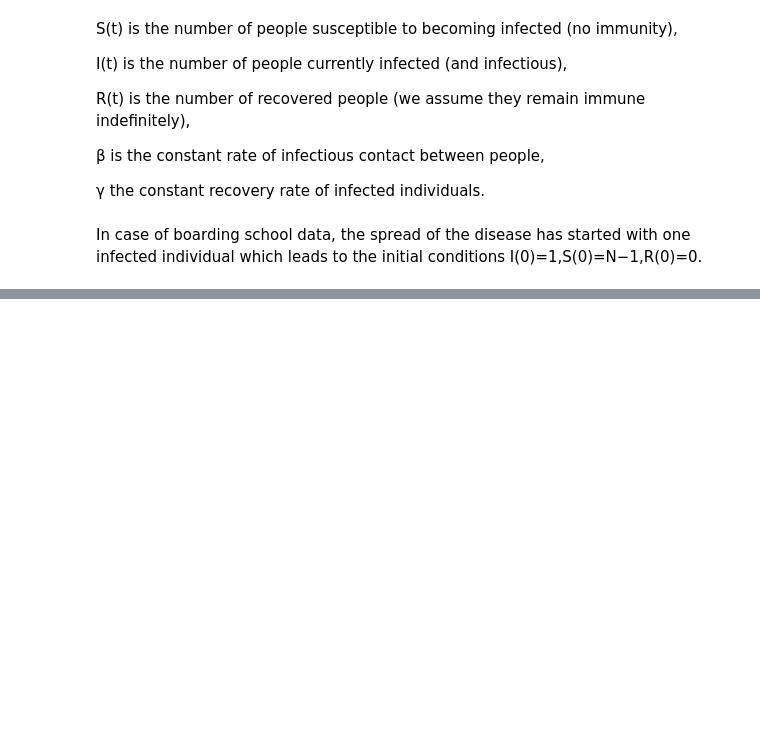
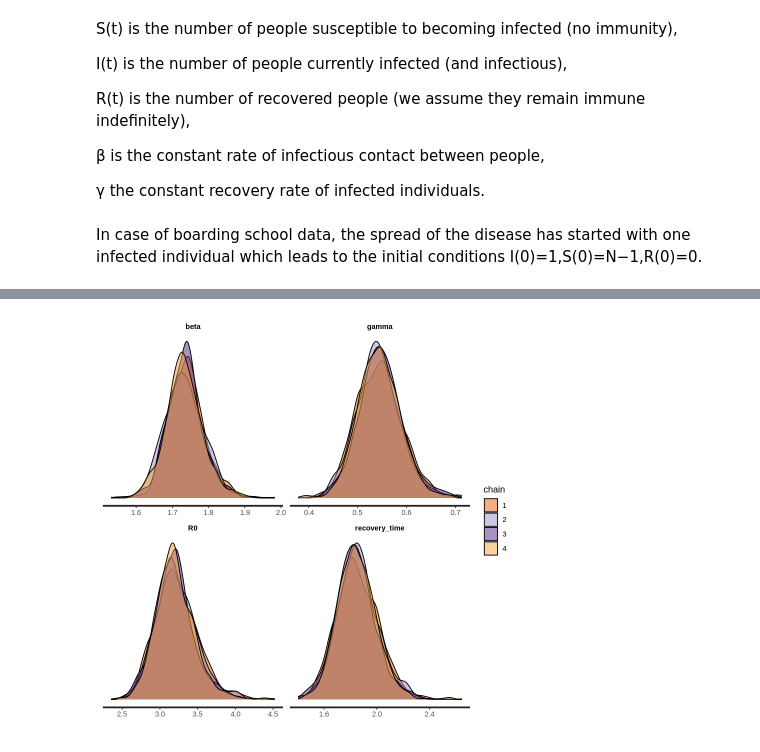
Before and after one commit to hublun/Bayesian_Aggregation_Average_Data, a Jupyter notebook: ODR_2024_1_22.ipynb, the cells around one changed output, grey strips where cells are left out. Cells and saved outputs as stored; diff of their text form; code cells hidden in the pictures; blank space fills up the shorter version.

```diff
--- a/ODR_2024_1_22.ipynb
+++ b/ODR_2024_1_22.ipynb
@@ -104,0 +119,2 @@ In case of boarding school data, the spread of the disease has started with one
+# %%
+model <- stan_model("./sir.stan")
@@ -104,0 +125,30 @@ In case of boarding school data, the spread of the disease has started with one
+# %%
+# time series of cases
+cases <- influenza_england_1978_school$in_bed  # Number of students in bed
+
+# total count
+N <- 763;
+
+# times
+n_days <- length(cases)
+t <- seq(0, n_days, by = 1)
+t0 = 0
+t <- t[-1]
+
+#initial conditions
+i0 <- 1
+s0 <- N - i0
+r0 <- 0
+y0 = c(S = s0, I = i0, R = r0)
+
+# data for Stan
+data_sir <- list(n_days = n_days,
+                    y0 = y0,
+                    t0 = t0,
+                    ts = t,
+                    N = N,
+                    cases = cases
+                )
+
+# number of MCMC steps
+niter <- 2000
@@ -104,0 +159,6 @@ In case of boarding school data, the spread of the disease has started with one
+# %%
+fit_sir_negbin <- sampling(model,
+                data = data_sir,
+                iter = niter,
+                chains = 4,
+                seed = 0)
@@ -104,0 +183,2 @@ In case of boarding school data, the spread of the disease has started with one
+# %%
+pars=c('beta', 'gamma', "R0", "recovery_time")
@@ -104,0 +202,4 @@ In case of boarding school data, the spread of the disease has started with one
+# %%
+stan_dens(fit_sir_negbin, pars = pars, separate_chains = TRUE)
+# %% [output]
+[figure, added]
```
Also changed, not shown: parts of 11 cells of this notebook, 2 other files.
